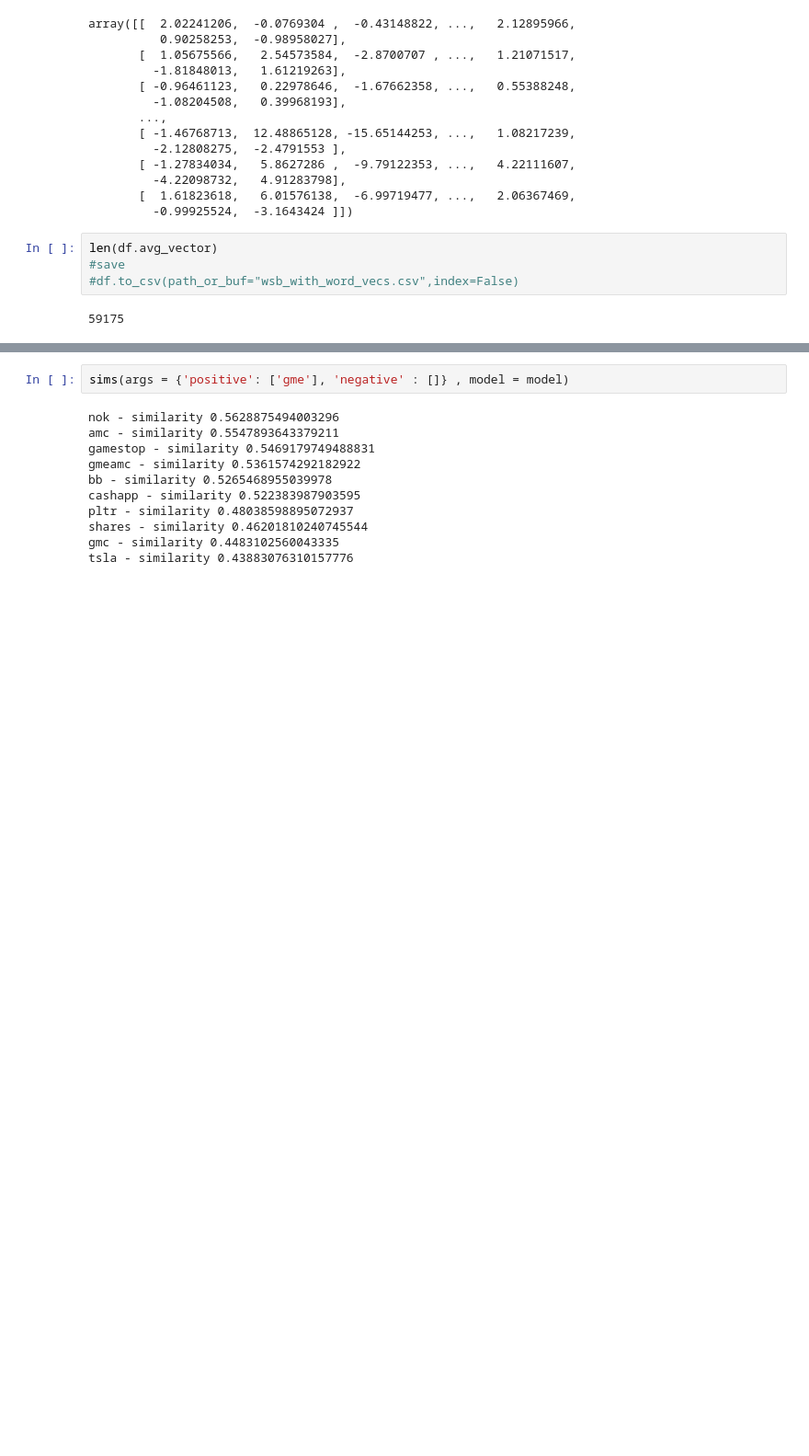
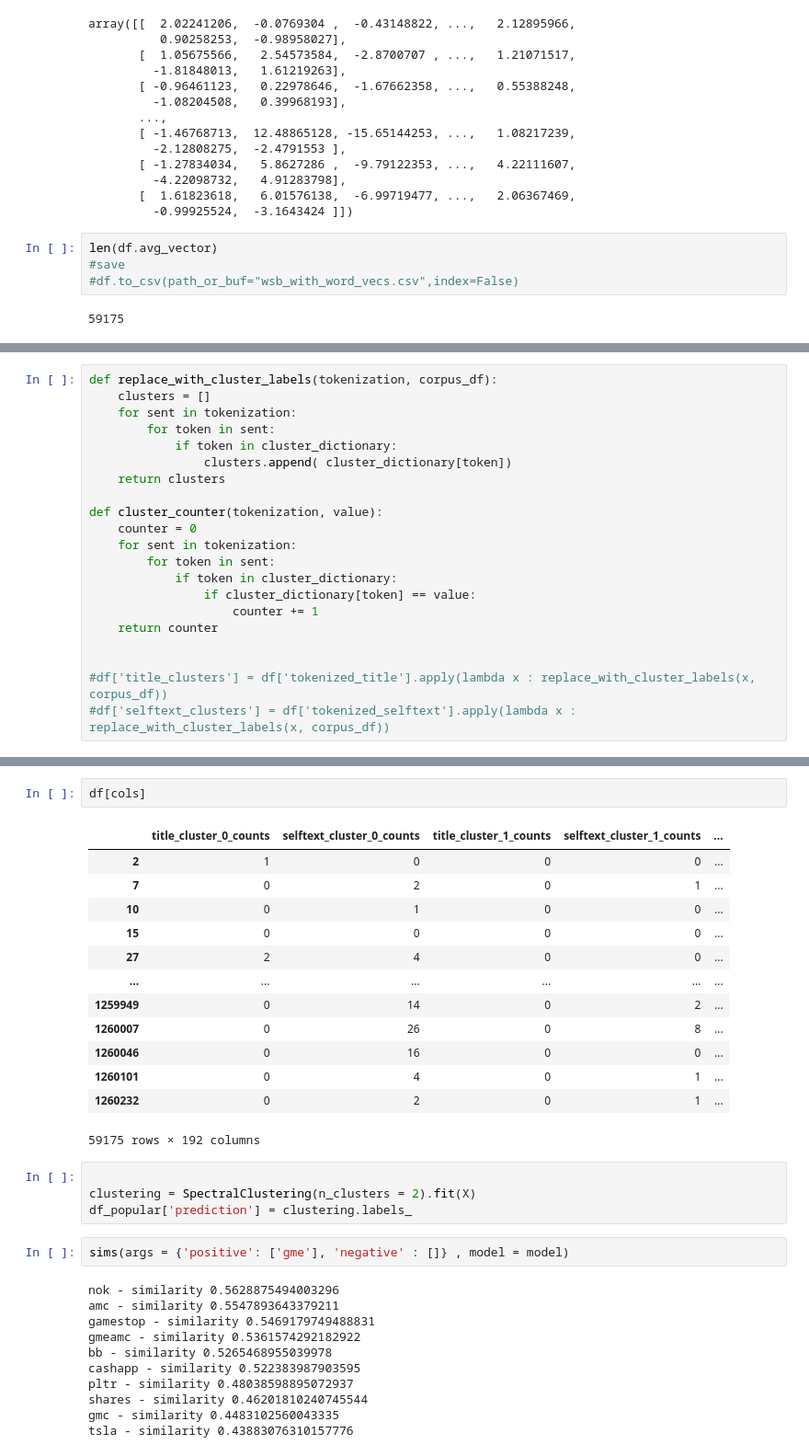
Before and after one commit to ElleNajt/ErdosInstitute-SIG_Project, a Jupyter notebook: Feature_Design/word2vec Jason's edits.ipynb, the cells around one changed output, grey strips where cells are left out. Shown at 92% size. Cells and saved outputs as stored; diff of their text form; blank space fills up the shorter version.

```diff
--- a/Feature_Design/word2vec Jason's edits.ipynb
+++ b/Feature_Design/word2vec Jason's edits.ipynb
@@ -160,0 +424,21 @@ from sklearn.decomposition import PCA
+# %%
+def replace_with_cluster_labels(tokenization, corpus_df):
+    clusters = []
+    for sent in tokenization:
+        for token in sent:
+            if token in cluster_dictionary:
+                clusters.append( cluster_dictionary[token])
+    return clusters
+
+def cluster_counter(tokenization, value):
+    counter = 0
+    for sent in tokenization:
+        for token in sent:
+            if token in cluster_dictionary:
+                if cluster_dictionary[token] == value:
+                    counter += 1
+    return counter
+
+
+#df['title_clusters'] = df['tokenized_title'].apply(lambda x : replace_with_cluster_labels(x, corpus_df))
+#df['selftext_clusters'] = df['tokenized_selftext'].apply(lambda x : replace_with_cluster_labels(x, corpus_df))
@@ -161,3 +518,23 @@ from sklearn.decomposition import PCA
+# %%
+df[cols]
+# %% [output]
+|  | title_cluster_0_counts | selftext_cluster_0_counts | title_cluster_1_counts | selftext_cluster_1_counts | ... |
+| 2 | 1 | 0 | 0 | 0 | ... |
+| 7 | 0 | 2 | 0 | 1 | ... |
+| 10 | 0 | 1 | 0 | 0 | ... |
+| 15 | 0 | 0 | 0 | 0 | ... |
+| 27 | 2 | 4 | 0 | 0 | ... |
+| ... | ... | ... | ... | ... | ... |
+| 1259949 | 0 | 14 | 0 | 2 | ... |
+| 1260007 | 0 | 26 | 0 | 8 | ... |
+| 1260046 | 0 | 16 | 0 | 0 | ... |
+| 1260101 | 0 | 4 | 0 | 1 | ... |
+| 1260232 | 0 | 2 | 0 | 1 | ... |
+59175 rows × 192 columns
+# %%
+
+clustering = SpectralClustering(n_clusters = 2).fit(X)
+df_popular['prediction'] = clustering.labels_
 # %%
 sims(args = {'positive': ['gme'], 'negative' : []} , model = model)
 # %% [output]
```
Also changed, not shown: parts of 35 cells of this notebook, 3 other files.
